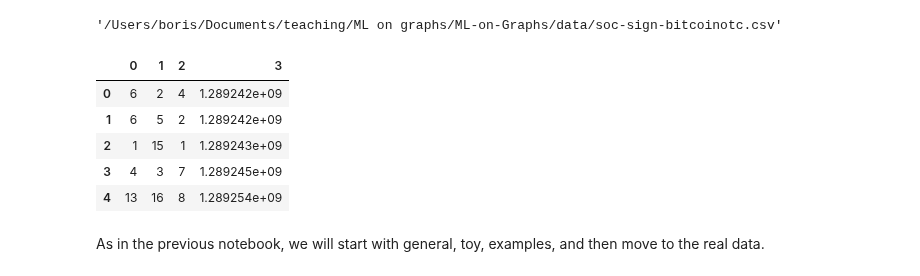
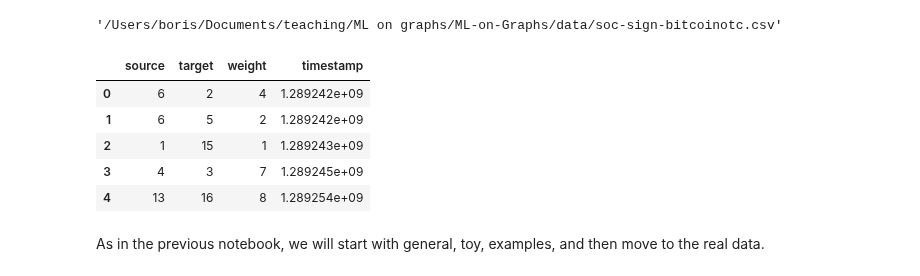
Before and after one commit to bgbg/ML-on-Graphs, a Jupyter notebook: 2_Basic_Network_Properties.ipynb, the cells around one changed output. Drawn from its saved outputs; the diff is of its cells as text; code cells hidden in the pictures.

```diff
--- a/2_Basic_Network_Properties.ipynb
+++ b/2_Basic_Network_Properties.ipynb
@@ -33,10 +38,14 @@ Extraction complete.
 # %%
 import pandas as pd
 
-df = pd.read_csv(csv_file_path, header=None)  # No header in this dataset
+df = pd.read_csv(
+    csv_file_path,
+    header=None,
+    names=["source", "target", "weight", "timestamp"],
+)
 df.head()
 # %% [output]
-|  | 0 | 1 | 2 | 3 |
+|  | source | target | weight | timestamp |
 | 0 | 6 | 2 | 4 | 1.289242e+09 |
 | 1 | 6 | 5 | 2 | 1.289242e+09 |
 | 2 | 1 | 15 | 1 | 1.289243e+09 |
```
Also changed, not shown: parts of 31 cells of this notebook.
